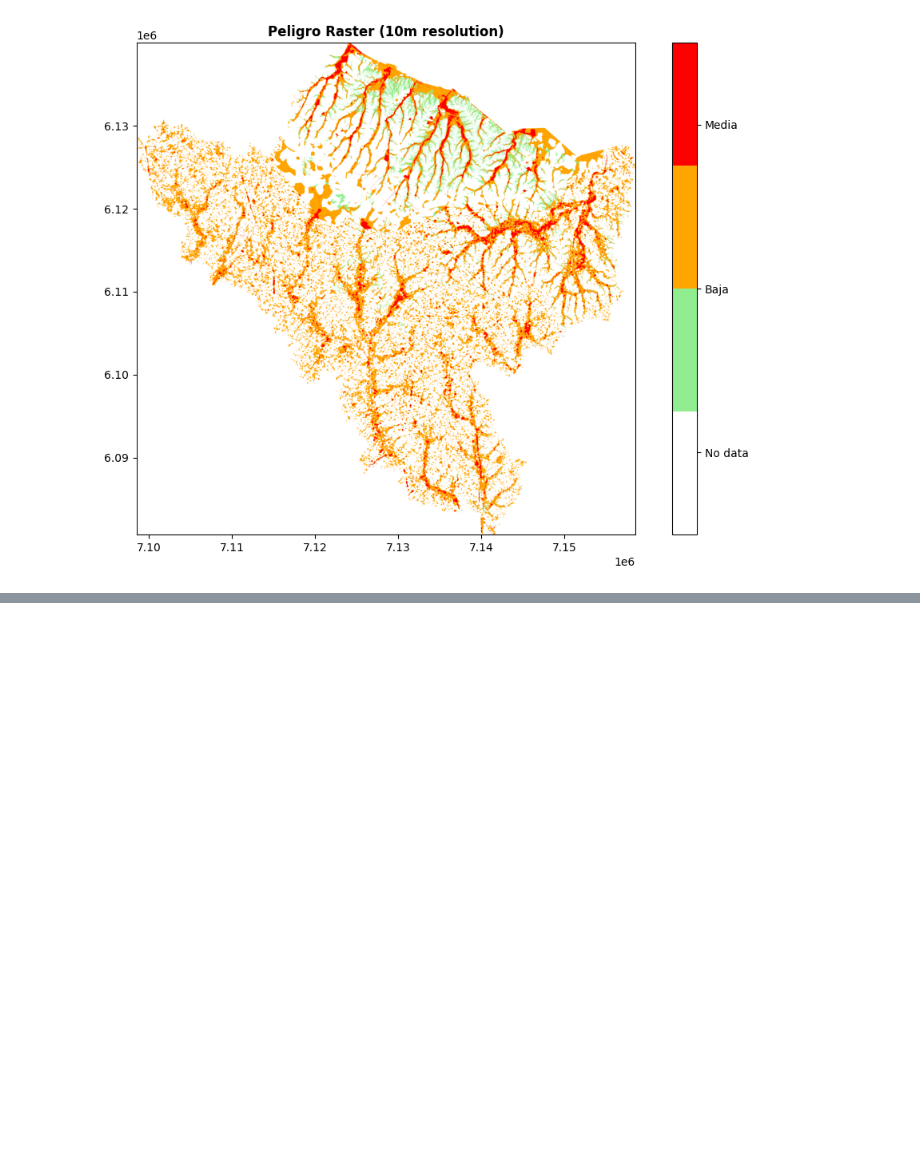
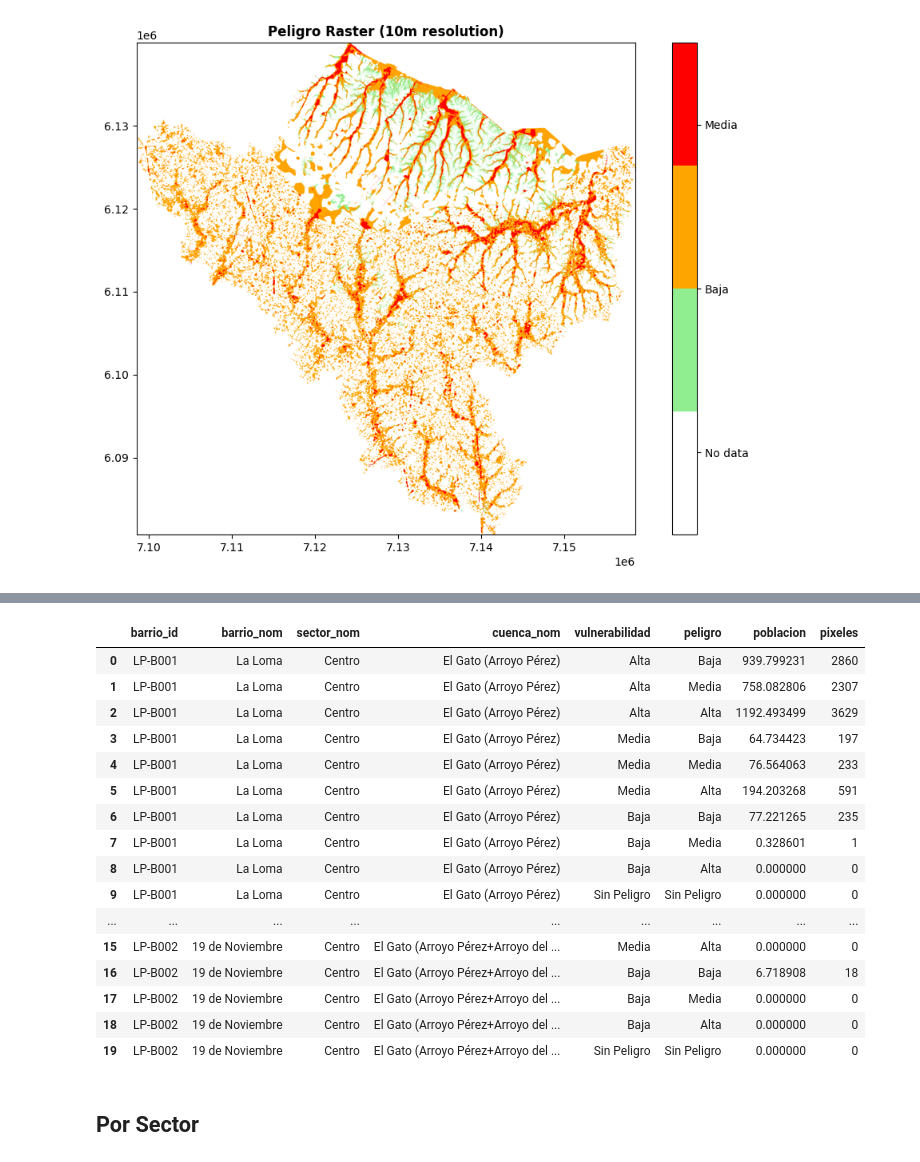
Before and after one commit to nlebovits/ciut-riesgo, a Jupyter notebook: notebooks/riesgo.ipynb, the cells around one changed output, grey strips where cells are left out. Drawn from its saved outputs; the diff is of its cells as text; code cells hidden in the pictures; blank space fills up the shorter version.

```diff
--- a/notebooks/riesgo.ipynb
+++ b/notebooks/riesgo.ipynb
@@ -194,0 +435,6 @@ peligrosid_mapping = {"alta": 3, "media": 2, "baja": 1}
+# %%
+cuencas_blob = bucket.blob("cuencas.parquet")
+cuencas_content = cuencas_blob.download_as_bytes()
+cuencas = gpd.read_parquet(BytesIO(cuencas_content))
+cuencas = cuencas.to_crs(USE_CRS)
+cuencas.columns = cuencas.columns.str.lower()
@@ -194,0 +612,6 @@ peligrosid_mapping = {"alta": 3, "media": 2, "baja": 1}
+# %%
+local_blob = bucket.blob("barrios.parquet")
+local_content = local_blob.download_as_bytes()
+local = gpd.read_parquet(BytesIO(local_content))
+local = local.to_crs(USE_CRS)
+local.columns = local.columns.str.lower()
@@ -194,0 +642,21 @@ peligrosid_mapping = {"alta": 3, "media": 2, "baja": 1}
+# %%
+# Recreate vulnerability raster with numeric values
+vulnerabilidad_mapping = {"Alta": 3, "Media": 2, "Baja": 1}
+
+# Create the numeric vulnerability raster
+vulnerabilidad_numeric = np.zeros((height_original, width_original), dtype=int)
+
+for i, radio in radios.iterrows():
+    radio_mask = (radio_id_raster == i)
+    if radio['sus_eco'] in vulnerabilidad_mapping:
+        vulnerabilidad_numeric[radio_mask] = vulnerabilidad_mapping[radio['sus_eco']]
+
+# Verify the raster was created correctly
+print("Unique vulnerability values:", np.unique(vulnerabilidad_numeric))
+print("Vulnerability raster shape:", vulnerabilidad_numeric.shape)
+
+# Now use vulnerabilidad_numeric instead of vulnerabilidad
+riesgo_raster_local = vulnerabilidad_numeric * 10 + raster_10m
+
+# Verify the risk raster
+print("Unique risk values:", np.unique(riesgo_raster_local))
@@ -194,0 +809,22 @@ peligrosid_mapping = {"alta": 3, "media": 2, "baja": 1}
+# %%
+tidy_df_barrios.head(20)
+# %% [output]
+|  | barrio_id | barrio_nom | sector_nom | cuenca_nom | vulnerabilidad | peligro | poblacion | pixeles |
+| 0 | LP-B001 | La Loma | Centro | El Gato (Arroyo Pérez) | Alta | Baja | 939.799231 | 2860 |
+| 1 | LP-B001 | La Loma | Centro | El Gato (Arroyo Pérez) | Alta | Media | 758.082806 | 2307 |
+| 2 | LP-B001 | La Loma | Centro | El Gato (Arroyo Pérez) | Alta | Alta | 1192.493499 | 3629 |
+| 3 | LP-B001 | La Loma | Centro | El Gato (Arroyo Pérez) | Media | Baja | 64.734423 | 197 |
+| 4 | LP-B001 | La Loma | Centro | El Gato (Arroyo Pérez) | Media | Media | 76.564063 | 233 |
+| 5 | LP-B001 | La Loma | Centro | El Gato (Arroyo Pérez) | Media | Alta | 194.203268 | 591 |
+| 6 | LP-B001 | La Loma | Centro | El Gato (Arroyo Pérez) | Baja | Baja | 77.221265 | 235 |
+| 7 | LP-B001 | La Loma | Centro | El Gato (Arroyo Pérez) | Baja | Media | 0.328601 | 1 |
+| 8 | LP-B001 | La Loma | Centro | El Gato (Arroyo Pérez) | Baja | Alta | 0.000000 | 0 |
+| 9 | LP-B001 | La Loma | Centro | El Gato (Arroyo Pérez) | Sin Peligro | Sin Peligro | 0.000000 | 0 |
+| ... | ... | ... | ... | ... | ... | ... | ... | ... |
+| 15 | LP-B002 | 19 de Noviembre | Centro | El Gato (Arroyo Pérez+Arroyo del ... | Media | Alta | 0.000000 | 0 |
+| 16 | LP-B002 | 19 de Noviembre | Centro | El Gato (Arroyo Pérez+Arroyo del ... | Baja | Baja | 6.718908 | 18 |
+| 17 | LP-B002 | 19 de Noviembre | Centro | El Gato (Arroyo Pérez+Arroyo del ... | Baja | Media | 0.000000 | 0 |
+| 18 | LP-B002 | 19 de Noviembre | Centro | El Gato (Arroyo Pérez+Arroyo del ... | Baja | Alta | 0.000000 | 0 |
+| 19 | LP-B002 | 19 de Noviembre | Centro | El Gato (Arroyo Pérez+Arroyo del ... | Sin Peligro | Sin Peligro | 0.000000 | 0 |
+# %% [markdown]
+## Por Sector
```
Also changed, not shown: parts of 21 cells of this notebook.
